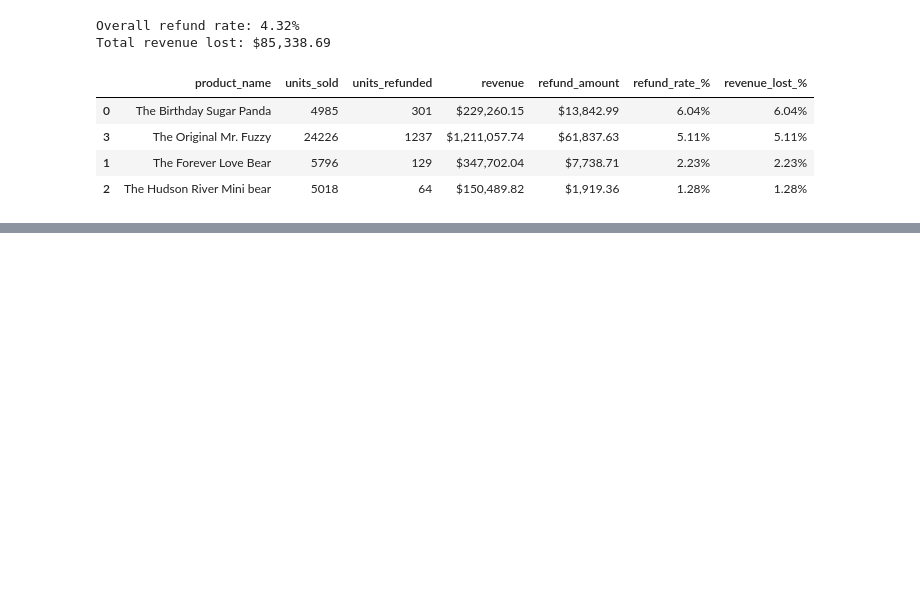
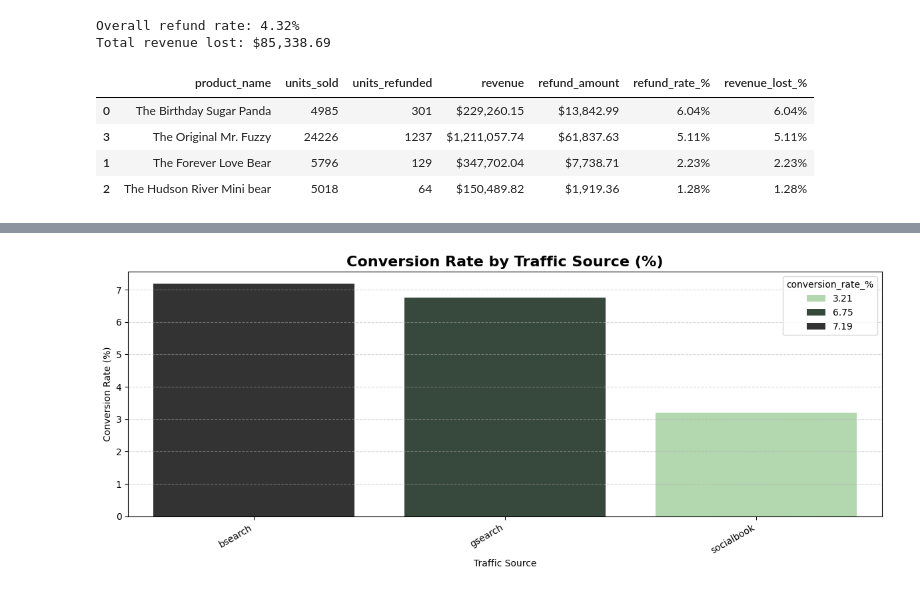
Before and after one commit to timleiler/Sales-Analysis, a Jupyter notebook: Code/4_Analysis.ipynb, the cells around one changed output, grey strips where cells are left out. Cells and saved outputs as stored; diff of their text form; code cells hidden in the pictures; blank space fills up the shorter version.

```diff
--- a/Code/4_Analysis.ipynb
+++ b/Code/4_Analysis.ipynb
@@ -355,0 +428,17 @@ refund_summary.style.format({"revenue":"${:,.2f}",
+# %%
+#Plot - Conversion Rate by Traffic Source
+
+fig, ax = plt.subplots(figsize=(12, 5))
+
+sns.barplot(data=traffic_summary.sort_values("conversion_rate_%", ascending=False), x="utm_source",
+            y="conversion_rate_%", hue= "conversion_rate_%", palette="Greens_d", ax=ax)
+
+ax.set_title("Conversion Rate by Traffic Source (%)", fontsize=16, fontweight="bold")
+ax.set_xlabel("Traffic Source")
+ax.set_ylabel("Conversion Rate (%)")
+ax.grid(axis="y", linestyle="--", alpha=0.5)
+plt.xticks(rotation=30, ha="right")
+plt.tight_layout()
+plt.show()
+# %% [output]
+[figure, added]
```
Also changed, not shown: parts of 9 cells of this notebook.
